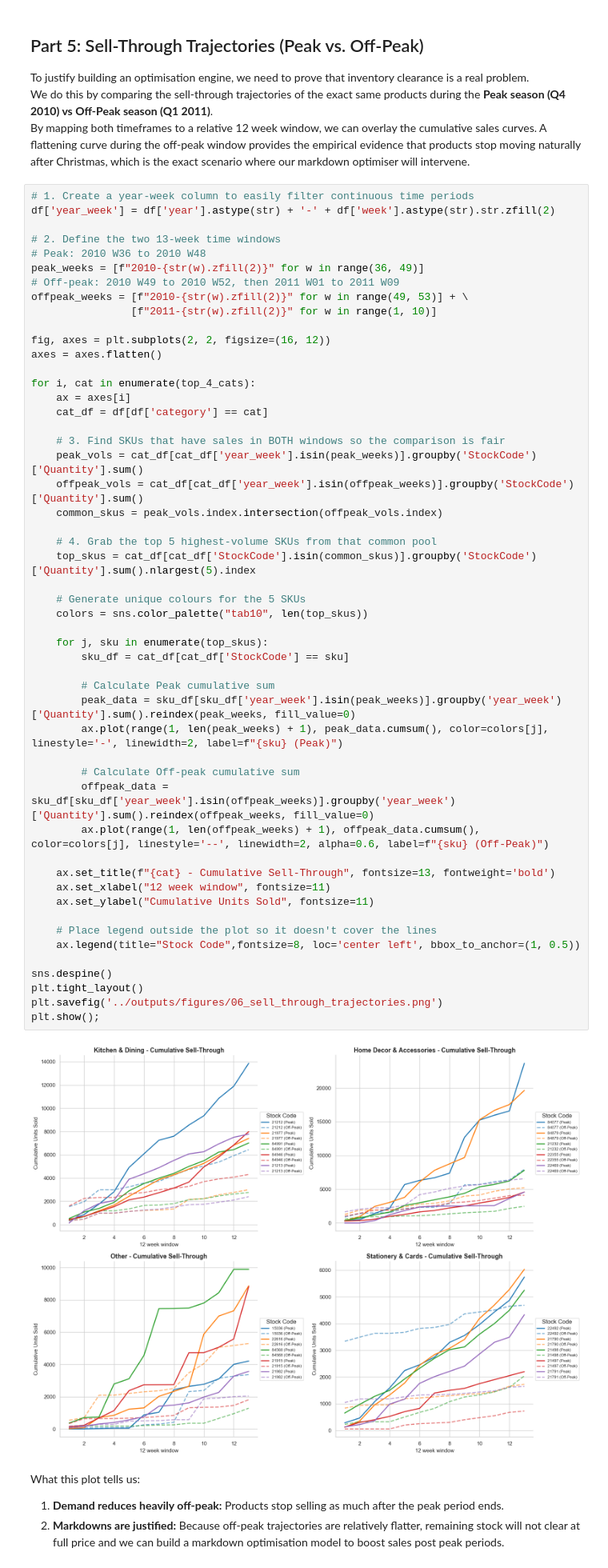
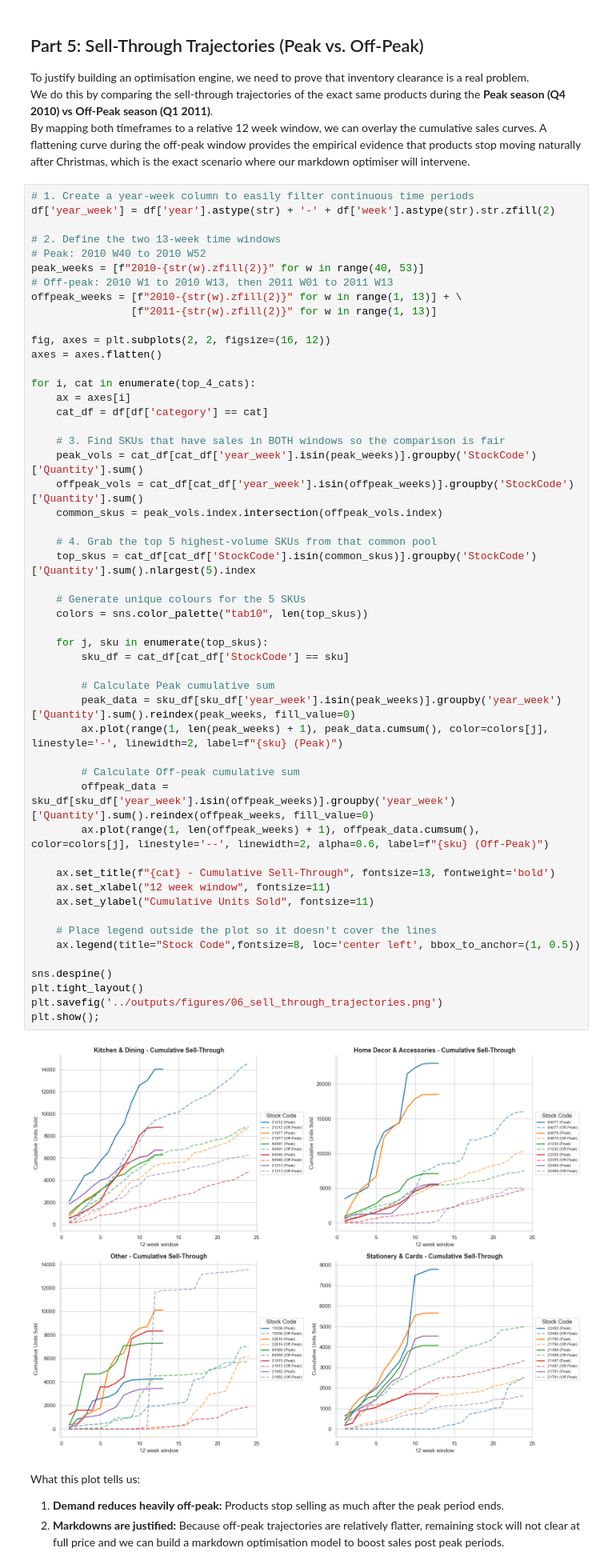
Before and after one commit to bhavyen-1001/retail-markdown-optimiser, a Jupyter notebook: notebooks/05_EDA_post_categorisation.ipynb, the cells around one changed output. Shown at 80% size. Drawn from its saved outputs; the diff is of its cells as text.

Commit message:
added feature eng notebook, standardised peak and off peak weeks

```diff
--- a/notebooks/05_EDA_post_categorisation.ipynb
+++ b/notebooks/05_EDA_post_categorisation.ipynb
@@ -374,11 +374,11 @@ By mapping both timeframes to a relative 12 week window, we can overlay the cumu
 df['year_week'] = df['year'].astype(str) + '-' + df['week'].astype(str).str.zfill(2)
 
 # 2. Define the two 13-week time windows
-# Peak: 2010 W36 to 2010 W48
-peak_weeks = [f"2010-{str(w).zfill(2)}" for w in range(36, 49)]
-# Off-peak: 2010 W49 to 2010 W52, then 2011 W01 to 2011 W09
-offpeak_weeks = [f"2010-{str(w).zfill(2)}" for w in range(49, 53)] + \
-                [f"2011-{str(w).zfill(2)}" for w in range(1, 10)]
+# Peak: 2010 W40 to 2010 W52
+peak_weeks = [f"2010-{str(w).zfill(2)}" for w in range(40, 53)]
+# Off-peak: 2010 W1 to 2010 W13, then 2011 W01 to 2011 W13
+offpeak_weeks = [f"2010-{str(w).zfill(2)}" for w in range(1, 13)] + \
+                [f"2011-{str(w).zfill(2)}" for w in range(1, 13)]
 
 fig, axes = plt.subplots(2, 2, figsize=(16, 12))
 axes = axes.flatten()
@@ -394,34 +394,34 @@ for i, cat in enumerate(top_4_cats):
 
     # 4. Grab the top 5 highest-volume SKUs from that common pool
     top_skus = cat_df[cat_df['StockCode'].isin(common_skus)].groupby('StockCode')['Quantity'].sum().nlargest(5).index
 
     # Generate unique colours for the 5 SKUs
     colors = sns.color_palette("tab10", len(top_skus))
 
     for j, sku in enumerate(top_skus):
         sku_df = cat_df[cat_df['StockCode'] == sku]
 
         # Calculate Peak cumulative sum
         peak_data = sku_df[sku_df['year_week'].isin(peak_weeks)].groupby('year_week')['Quantity'].sum().reindex(peak_weeks, fill_value=0)
         ax.plot(range(1, len(peak_weeks) + 1), peak_data.cumsum(), color=colors[j], linestyle='-', linewidth=2, label=f"{sku} (Peak)")
 
         # Calculate Off-peak cumulative sum
         offpeak_data = sku_df[sku_df['year_week'].isin(offpeak_weeks)].groupby('year_week')['Quantity'].sum().reindex(offpeak_weeks, fill_value=0)
         ax.plot(range(1, len(offpeak_weeks) + 1), offpeak_data.cumsum(), color=colors[j], linestyle='--', linewidth=2, alpha=0.6, label=f"{sku} (Off-Peak)")
 
     ax.set_title(f"{cat} - Cumulative Sell-Through", fontsize=13, fontweight='bold')
     ax.set_xlabel("12 week window", fontsize=11)
     ax.set_ylabel("Cumulative Units Sold", fontsize=11)
 
     # Place legend outside the plot so it doesn't cover the lines
     ax.legend(title="Stock Code",fontsize=8, loc='center left', bbox_to_anchor=(1, 0.5))
 
 sns.despine()
 plt.tight_layout()
 plt.savefig('../outputs/figures/06_sell_through_trajectories.png')
 plt.show();
 # %% [output]
-[figure, old version]
+[figure, new version]
 # %% [markdown]
 What this plot tells us:
 <ol>
```
Also changed, not shown: 3 other files.
